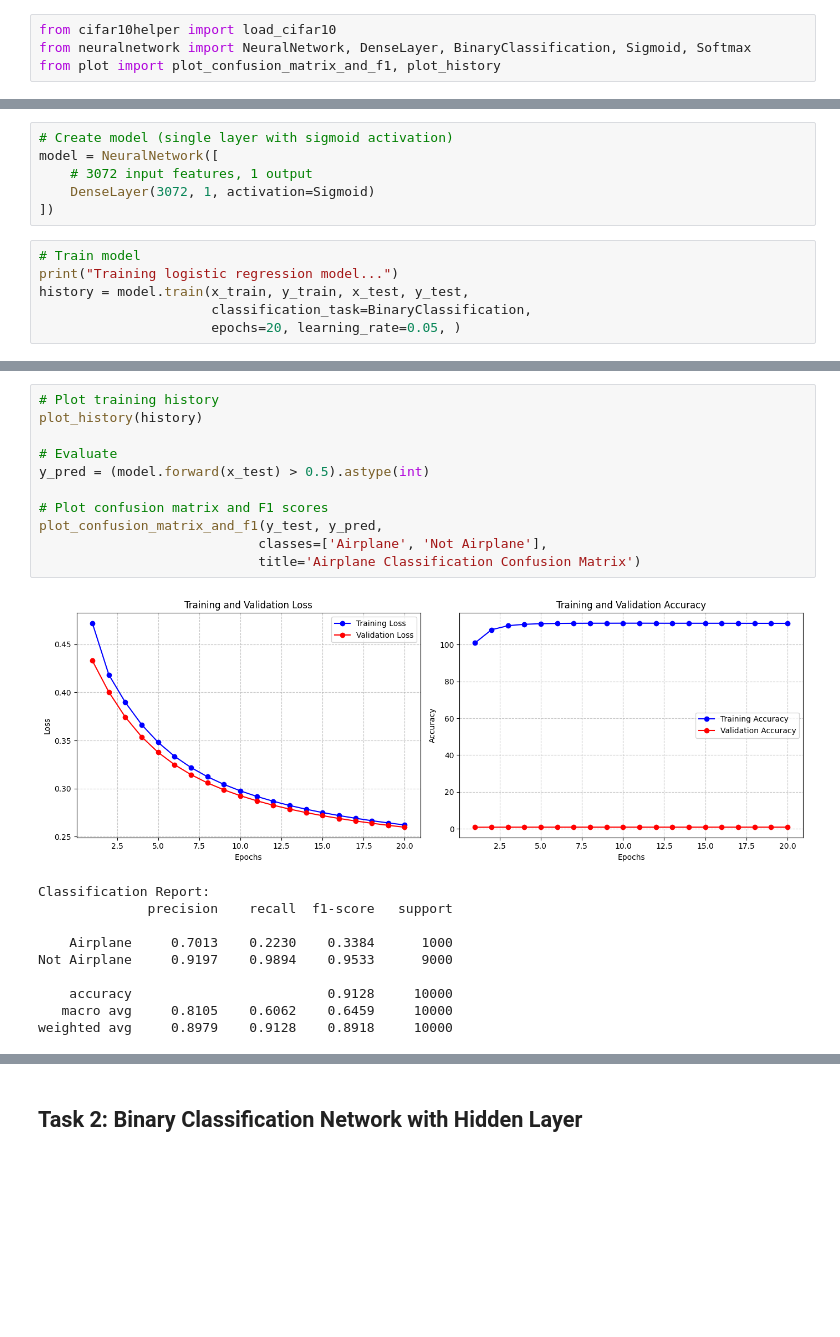
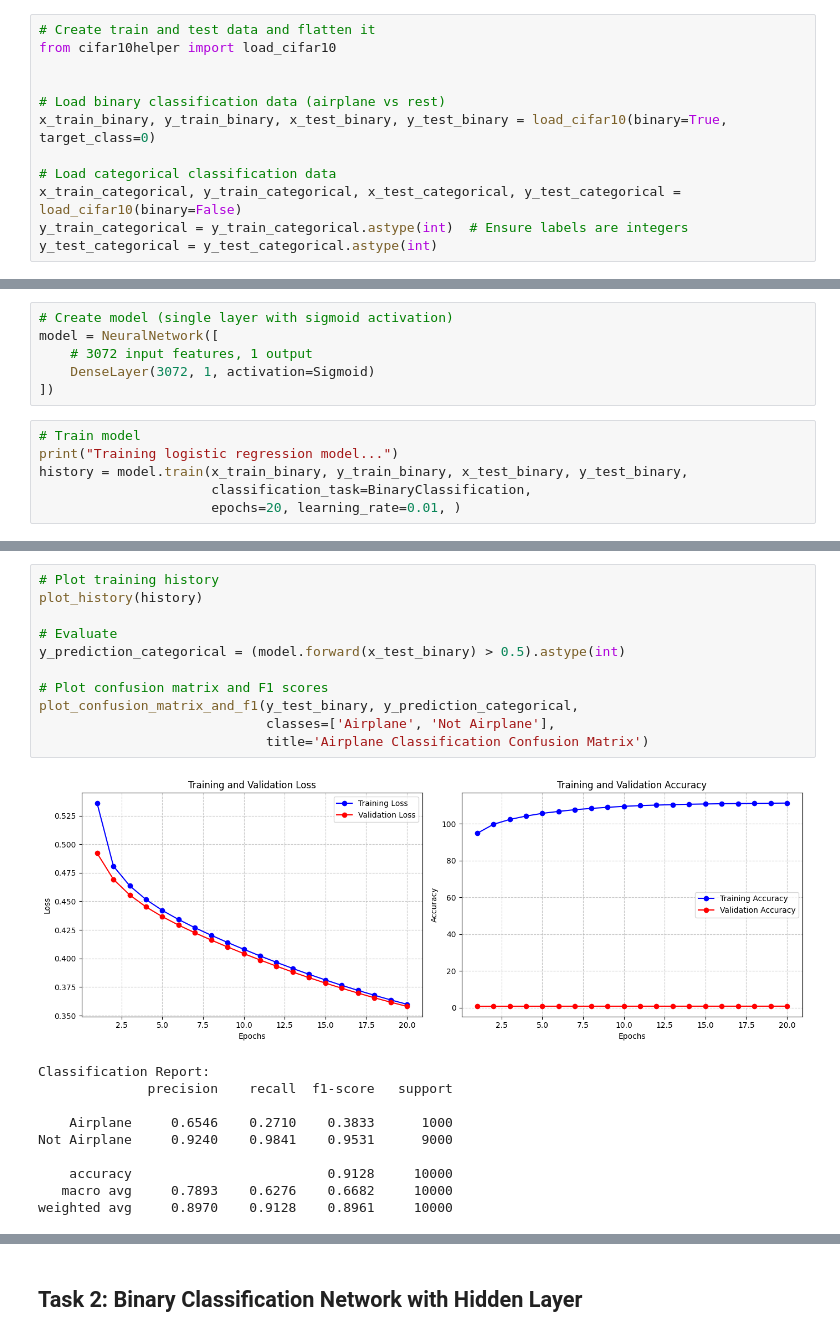
Before and after one commit to mahdimahdieh/computational-intelligence, a Jupyter notebook: Phase 3 Neural Network/task1-4/task1-4.ipynb, the cells around one changed output, grey strips where cells are left out. Saved outputs shown, nothing was run; the diff lists cells and outputs as text; blank space fills up the shorter version.

Commit message:
feat: Task 3 done! - cp.ndarray was the issue - data division seperated form learning process as it makes bottleneck - data download now is False

```diff
--- a/Phase 3 Neural Network/task1-4/task1-4.ipynb
+++ b/Phase 3 Neural Network/task1-4/task1-4.ipynb
@@ -1,4 +1,12 @@
 # %%
+# Create train and test data and flatten it
 from cifar10helper import load_cifar10
-from neuralnetwork import NeuralNetwork, DenseLayer, BinaryClassification, Sigmoid, Softmax
-from plot import plot_confusion_matrix_and_f1, plot_history
+
+
+# Load binary classification data (airplane vs rest)
+x_train_binary, y_train_binary, x_test_binary, y_test_binary = load_cifar10(binary=True, target_class=0)
+
+# Load categorical classification data
+x_train_categorical, y_train_categorical, x_test_categorical, y_test_categorical = load_cifar10(binary=False)
+y_train_categorical = y_train_categorical.astype(int)  # Ensure labels are integers
+y_test_categorical = y_test_categorical.astype(int)
@@ -16,8 +29,8 @@ model = NeuralNetwork([
 # %%
 # Train model
 print("Training logistic regression model...")
-history = model.train(x_train, y_train, x_test, y_test,
+history = model.train(x_train_binary, y_train_binary, x_test_binary, y_test_binary,
                       classification_task=BinaryClassification,
-                      epochs=20, learning_rate=0.05, )
+                      epochs=20, learning_rate=0.01, )
 # %% [output]
 Training logistic regression model...
@@ -40,25 +53,25 @@ Epoch 20/20 | Loss: 0.2622 | Acc: 111.5743 | Val Loss: 0.2598 | Val Acc: 0.8746
 # %%
 # Plot training history
 plot_history(history)
 
 # Evaluate
-y_pred = (model.forward(x_test) > 0.5).astype(int)
+y_prediction_categorical = (model.forward(x_test_binary) > 0.5).astype(int)
 
 # Plot confusion matrix and F1 scores
-plot_confusion_matrix_and_f1(y_test, y_pred,
-                            classes=['Airplane', 'Not Airplane'],
-                            title='Airplane Classification Confusion Matrix')
+plot_confusion_matrix_and_f1(y_test_binary, y_prediction_categorical,
+                             classes=['Airplane', 'Not Airplane'],
+                             title='Airplane Classification Confusion Matrix')
 # %% [output]
-[figure, old version]
+[figure, new version]
 Classification Report:
               precision    recall  f1-score   support
 
-    Airplane     0.7013    0.2230    0.3384      1000
-Not Airplane     0.9197    0.9894    0.9533      9000
+    Airplane     0.6546    0.2710    0.3833      1000
+Not Airplane     0.9240    0.9841    0.9531      9000
 
     accuracy                         0.9128     10000
-   macro avg     0.8105    0.6062    0.6459     10000
-weighted avg     0.8979    0.9128    0.8918     10000
+   macro avg     0.7893    0.6276    0.6682     10000
+weighted avg     0.8970    0.9128    0.8961     10000
 [figure]
 # %% [markdown]
 ## Task 2: Binary Classification Network with Hidden Layer
```
Also changed, not shown: parts of 10 cells of this notebook, 2 other files.
